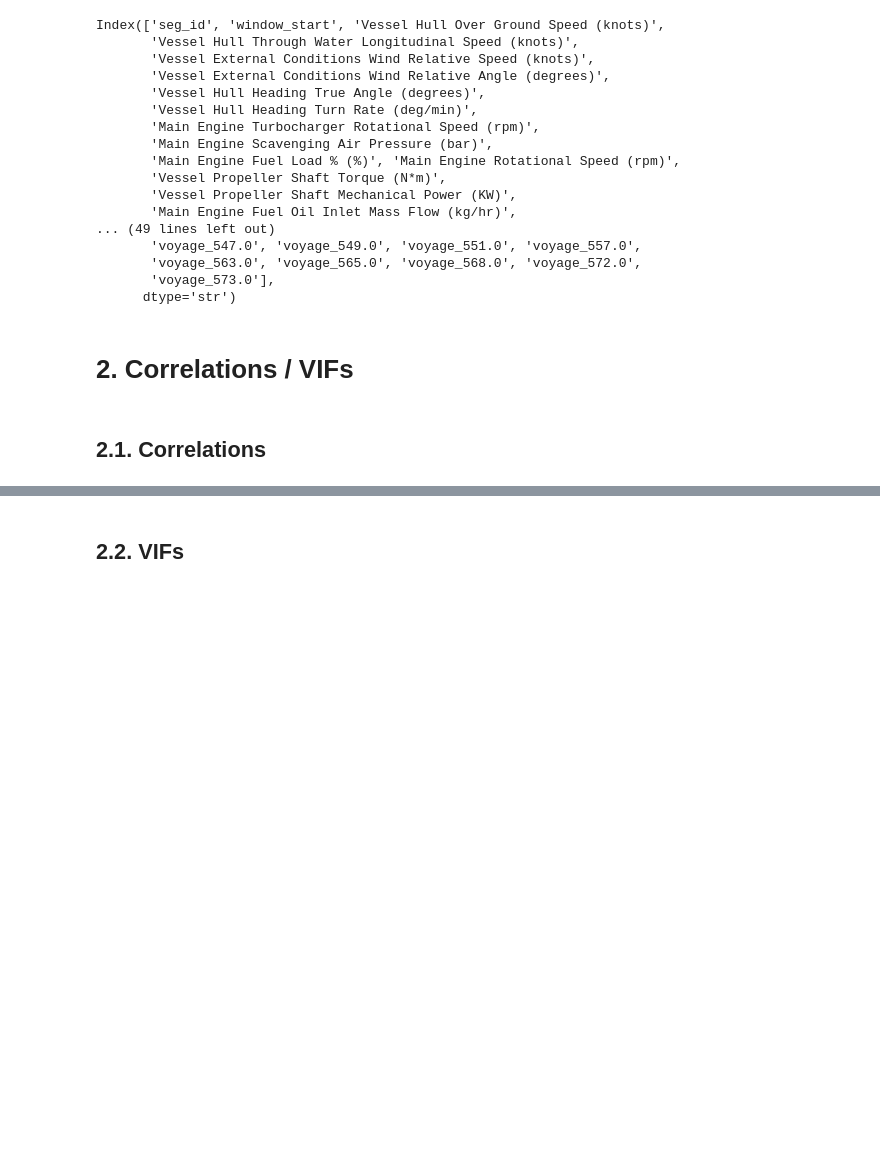
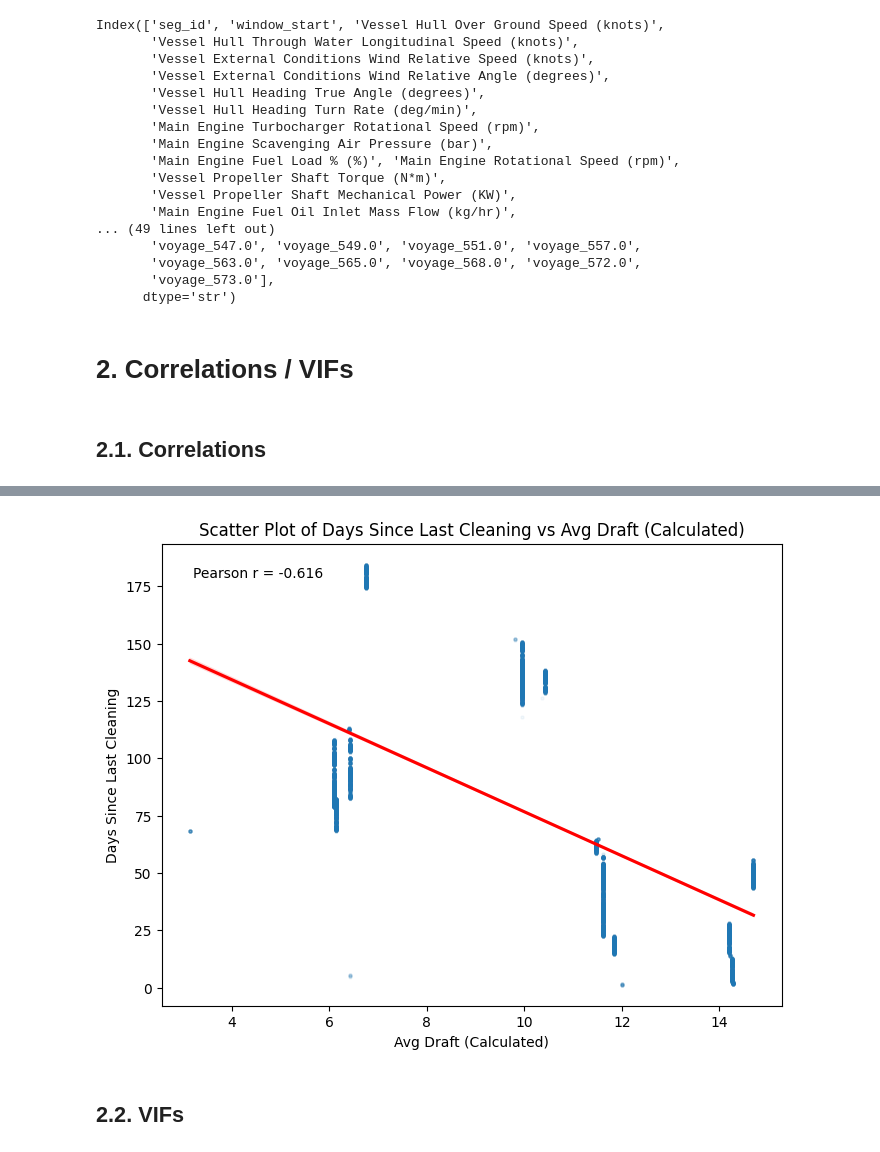
Before and after one commit to AugustBjerg/Master-s-thesis, a Jupyter notebook: code/modelling/notebooks/feature_selection.ipynb, the cells around one changed output, grey strips where cells are left out. Saved outputs shown, nothing was run; the diff lists cells and outputs as text; code cells hidden in the pictures; blank space fills up the shorter version.

```diff
--- a/code/modelling/notebooks/feature_selection.ipynb
+++ b/code/modelling/notebooks/feature_selection.ipynb
@@ -88,3 +85,31 @@ plt.show()
+# %%
+x = 'Avg Draft (Calculated)'
+y = FOULING_PROXY_VAR_NAME_WITH_UNIT
+
+plot_df = df[[x, y]].dropna()
+corr = plot_df[x].corr(plot_df[y])
+
+plt.figure(figsize=(8, 6))
+sns.regplot(
+    x=x,
+    y=y,
+    data=plot_df,
+    scatter_kws={'alpha': 0.05, 's': 5},
+    line_kws={'color': 'red'}
+)
+plt.title(f'Scatter Plot of {y} vs {x}')
+plt.xlabel(x)
+plt.ylabel(y)
+plt.text(
+    0.05, 0.95,
+    f'Pearson r = {corr:.3f}',
+    transform=plt.gca().transAxes,
+    ha='left', va='top',
+    bbox=dict(facecolor='white', alpha=0.8, edgecolor='none')
+)
+plt.show()
+# %% [output]
+[figure, added]
 # %% [markdown]
 ## 2.2. VIFs
 # %%
```
Also changed, not shown: parts of 6 cells of this notebook, 19 other files.
